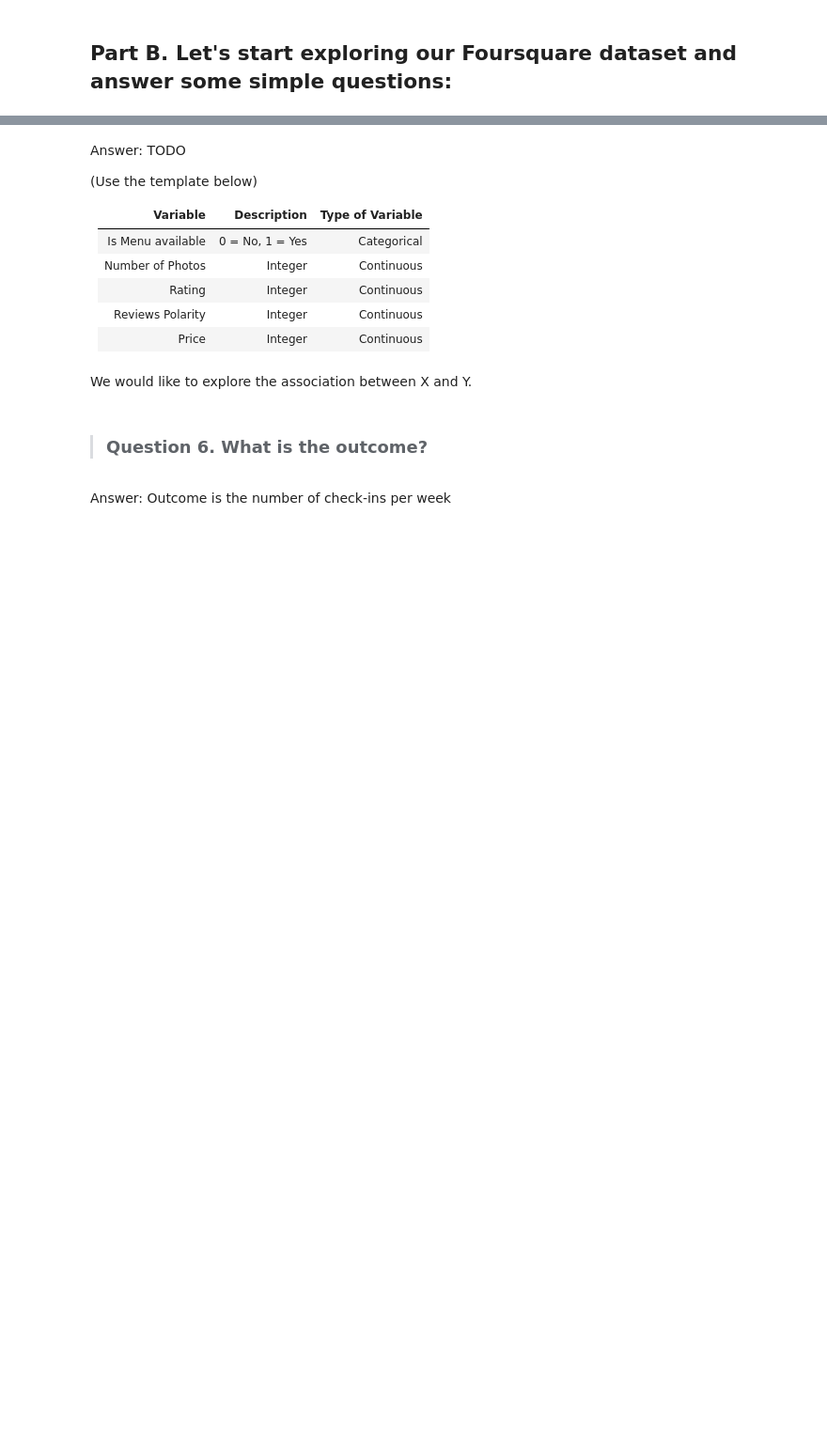
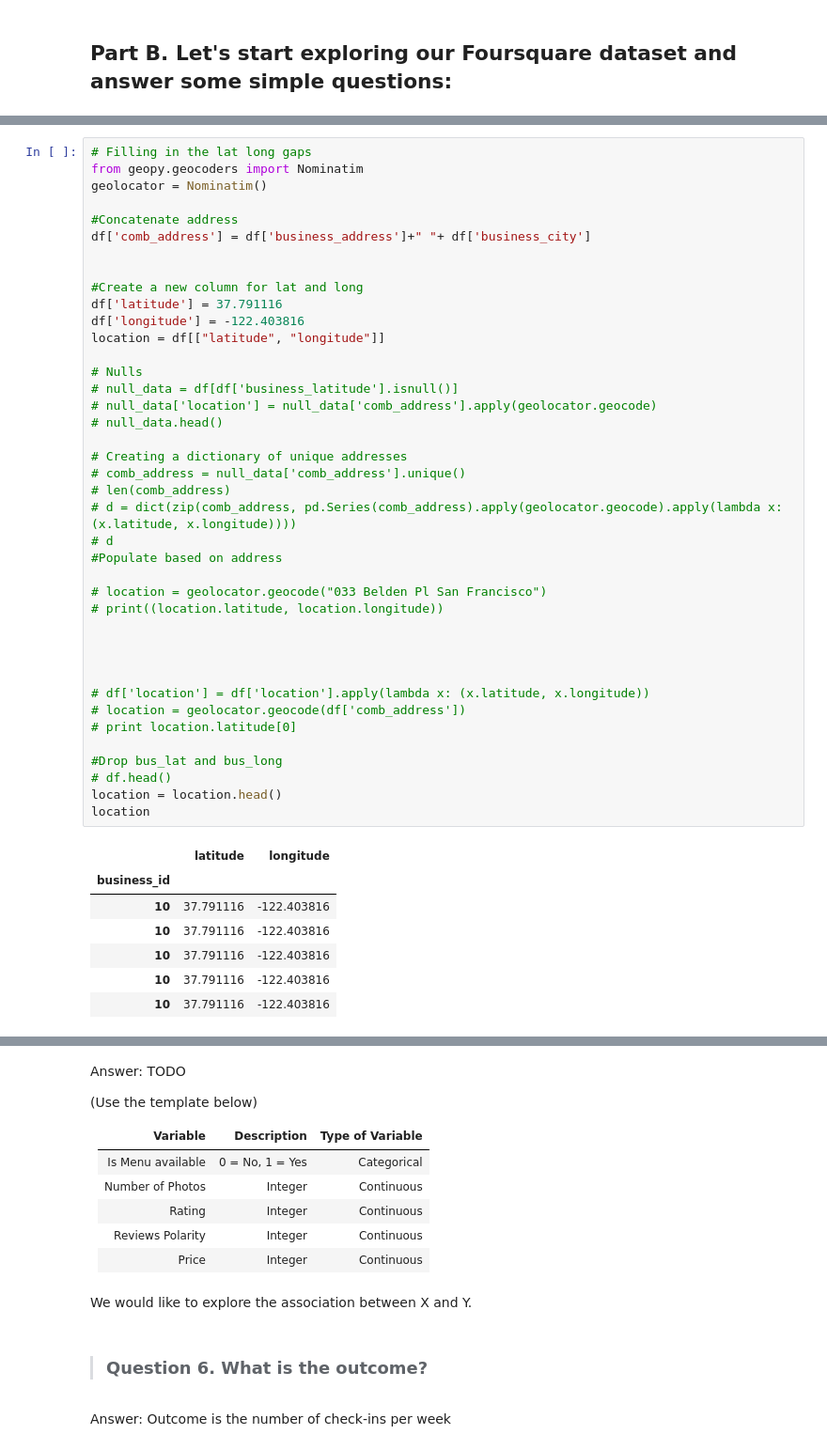
Before and after one commit to manulohiya/DS-SF-36, a Jupyter notebook: unit-project/1/notebooks/unit-project-1-starter-Manu.ipynb, the cells around one changed output, grey strips where cells are left out. Shown: that part at 94% size. Drawn from its saved outputs; the diff is of its cells as text; blank space fills up the shorter version.

```diff
--- a/unit-project/1/notebooks/unit-project-1-starter-Manu.ipynb
+++ b/unit-project/1/notebooks/unit-project-1-starter-Manu.ipynb
@@ -36,0 +63,48 @@ pd.set_option('display.notebook_repr_html', True)
+# %%
+# Filling in the lat long gaps
+from geopy.geocoders import Nominatim
+geolocator = Nominatim()
+
+#Concatenate address
+df['comb_address'] = df['business_address']+" "+ df['business_city']
+
+
+#Create a new column for lat and long
+df['latitude'] = 37.791116
+df['longitude'] = -122.403816
+location = df[["latitude", "longitude"]]
+
+# Nulls
+# null_data = df[df['business_latitude'].isnull()]
+# null_data['location'] = null_data['comb_address'].apply(geolocator.geocode)
+# null_data.head()
+
+# Creating a dictionary of unique addresses
+# comb_address = null_data['comb_address'].unique()
+# len(comb_address)
+# d = dict(zip(comb_address, pd.Series(comb_address).apply(geolocator.geocode).apply(lambda x: (x.latitude, x.longitude))))
+# d
+#Populate based on address
+
+# location = geolocator.geocode("033 Belden Pl San Francisco")
+# print((location.latitude, location.longitude))
+
+
+
+
+# df['location'] = df['location'].apply(lambda x: (x.latitude, x.longitude))
+# location = geolocator.geocode(df['comb_address'])
+# print location.latitude[0]
+
+#Drop bus_lat and bus_long
+# df.head()
+location = location.head()
+location
+# %% [output]
+|  | latitude | longitude |
+| business_id |  |  |
+| 10 | 37.791116 | -122.403816 |
+| 10 | 37.791116 | -122.403816 |
+| 10 | 37.791116 | -122.403816 |
+| 10 | 37.791116 | -122.403816 |
+| 10 | 37.791116 | -122.403816 |
```
Also changed, not shown: parts of 10 cells of this notebook, 2 other files.
